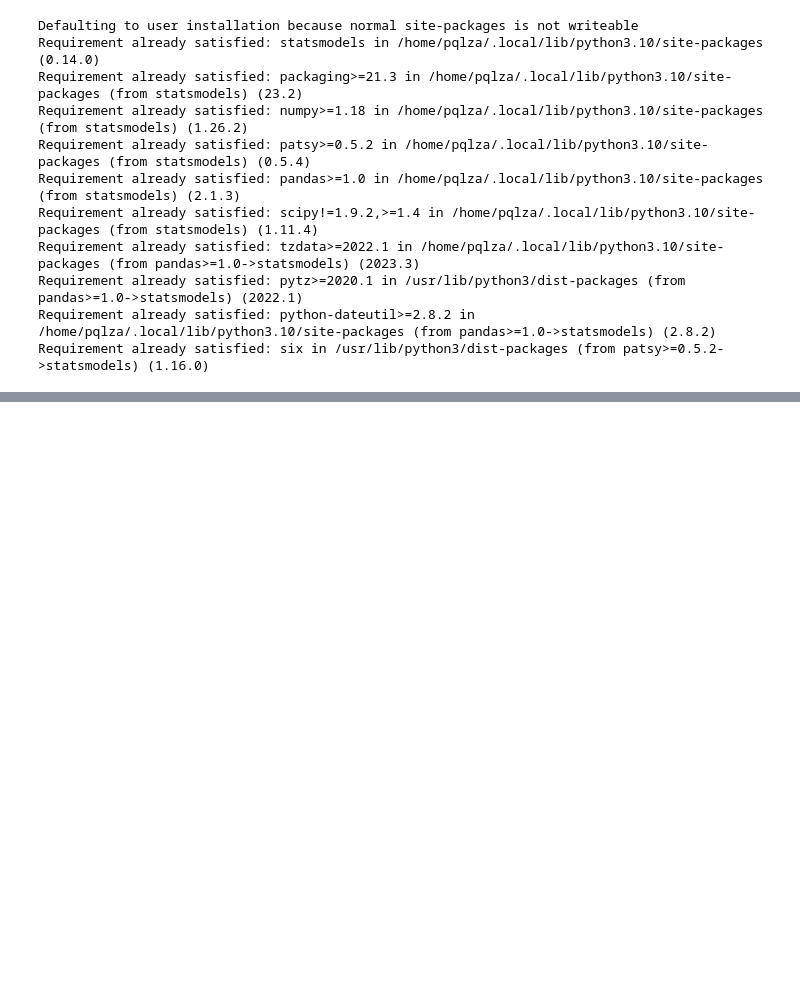
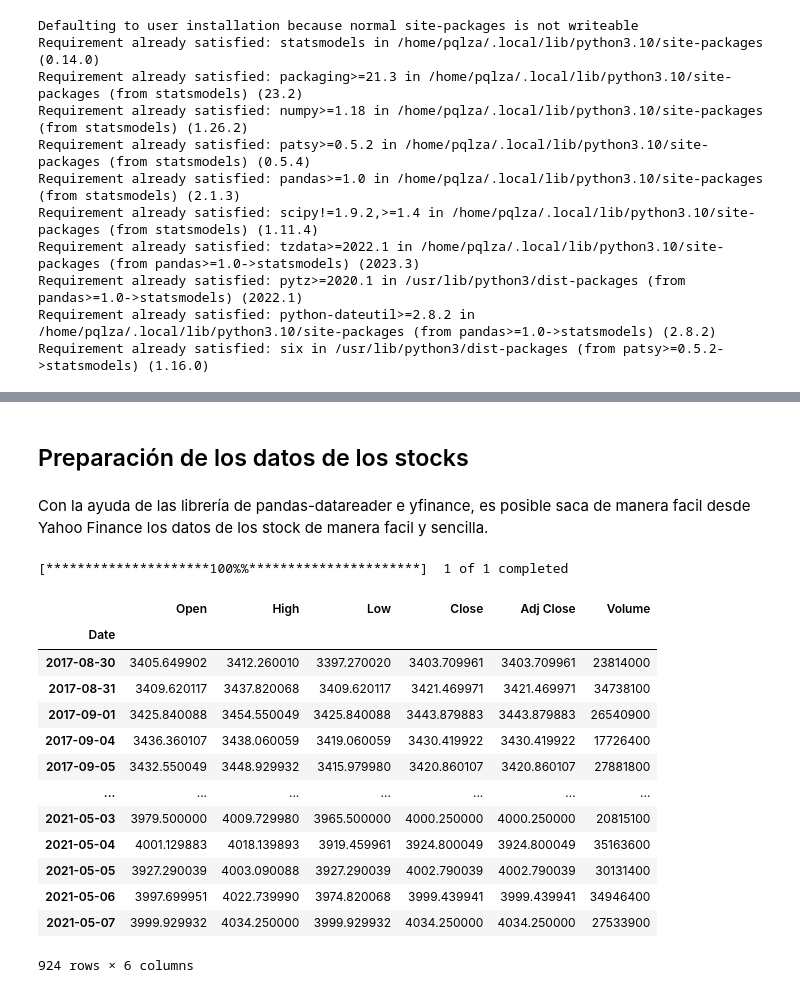
Before and after one commit to AlejandroPqLz/StockPrediction, a Jupyter notebook: DCDC_PrácticaFinal_Predicción de Stock.ipynb, the cells around one changed output, grey strips where cells are left out. Saved outputs shown, nothing was run; the diff lists cells and outputs as text; code cells hidden in the pictures; blank space fills up the shorter version.

```diff
--- a/DCDC_PrácticaFinal_Predicción de Stock.ipynb
+++ b/DCDC_PrácticaFinal_Predicción de Stock.ipynb
@@ -62,0 +108,3 @@ Requirement already satisfied: six in /usr/lib/python3/dist-packages (from patsy
+# %%
+# eliminamos los valores nulos
+news.dropna(inplace=True)
@@ -62,0 +134,4 @@ Requirement already satisfied: six in /usr/lib/python3/dist-packages (from patsy
+# %% [markdown]
+## Preparación de los datos de los stocks
+# %% [markdown]
+Con la ayuda de las librería de pandas-datareader e yfinance, es posible saca de manera facil desde Yahoo Finance los datos de los stock de manera facil y sencilla.
@@ -62,0 +144,37 @@ Requirement already satisfied: six in /usr/lib/python3/dist-packages (from patsy
+# %%
+# la fecha mínima y máxima de las noticias
+min_date = news.date.min()
+max_date = news.date.max()
+# %%
+# resta 50 días a la fecha mínima( es importante ya que al predecir con las 25 fechas anteriores, necesitas esas 50 días de margen)
+min_date = min_date - pd.DateOffset(days=50)
+# suma 50 días a la fecha máxima
+max_date = max_date + pd.DateOffset(days=50)
+# %%
+# convertimos las fechas a string
+min_date = min_date.strftime('%Y-%m-%d')
+max_date = max_date.strftime('%Y-%m-%d')
+# %%
+# datos del índice europeo
+yfin.pdr_override()
+
+euro = pdr.get_data_yahoo('^STOXX50E', start=min_date, end=max_date)
+
+
+display(euro)
+# %% [output]
+[*********************100%%**********************]  1 of 1 completed
+|  | Open | High | Low | Close | Adj Close | Volume |
+| Date |  |  |  |  |  |  |
+| 2017-08-30 | 3405.649902 | 3412.260010 | 3397.270020 | 3403.709961 | 3403.709961 | 23814000 |
+| 2017-08-31 | 3409.620117 | 3437.820068 | 3409.620117 | 3421.469971 | 3421.469971 | 34738100 |
+| 2017-09-01 | 3425.840088 | 3454.550049 | 3425.840088 | 3443.879883 | 3443.879883 | 26540900 |
+| 2017-09-04 | 3436.360107 | 3438.060059 | 3419.060059 | 3430.419922 | 3430.419922 | 17726400 |
+| 2017-09-05 | 3432.550049 | 3448.929932 | 3415.979980 | 3420.860107 | 3420.860107 | 27881800 |
+| ... | ... | ... | ... | ... | ... | ... |
+| 2021-05-03 | 3979.500000 | 4009.729980 | 3965.500000 | 4000.250000 | 4000.250000 | 20815100 |
+| 2021-05-04 | 4001.129883 | 4018.139893 | 3919.459961 | 3924.800049 | 3924.800049 | 35163600 |
+| 2021-05-05 | 3927.290039 | 4003.090088 | 3927.290039 | 4002.790039 | 4002.790039 | 30131400 |
+| 2021-05-06 | 3997.699951 | 4022.739990 | 3974.820068 | 3999.439941 | 3999.439941 | 34946400 |
+| 2021-05-07 | 3999.929932 | 4034.250000 | 3999.929932 | 4034.250000 | 4034.250000 | 27533900 |
+924 rows × 6 columns
```
Also changed, not shown: parts of 19 cells of this notebook.
